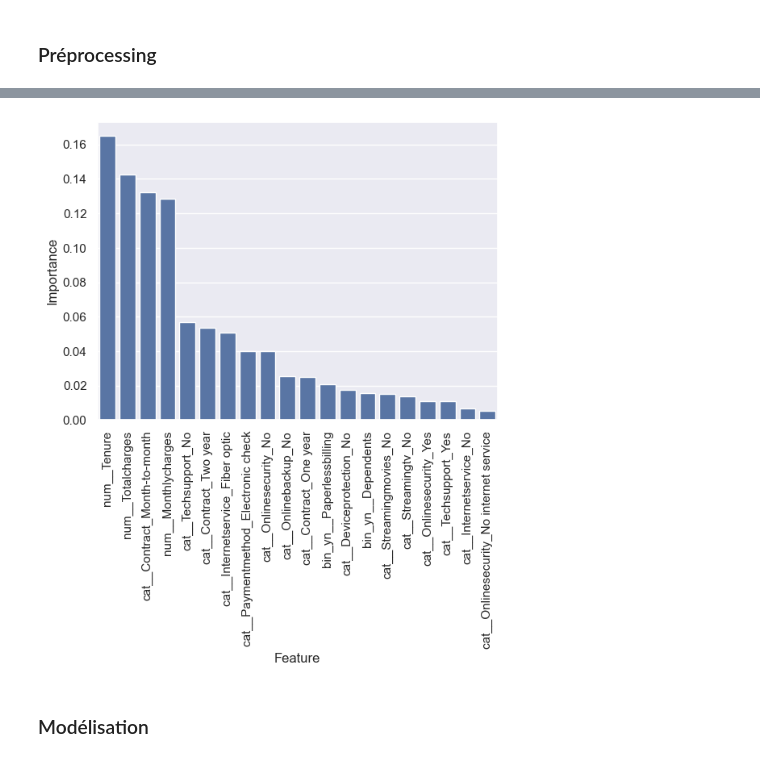
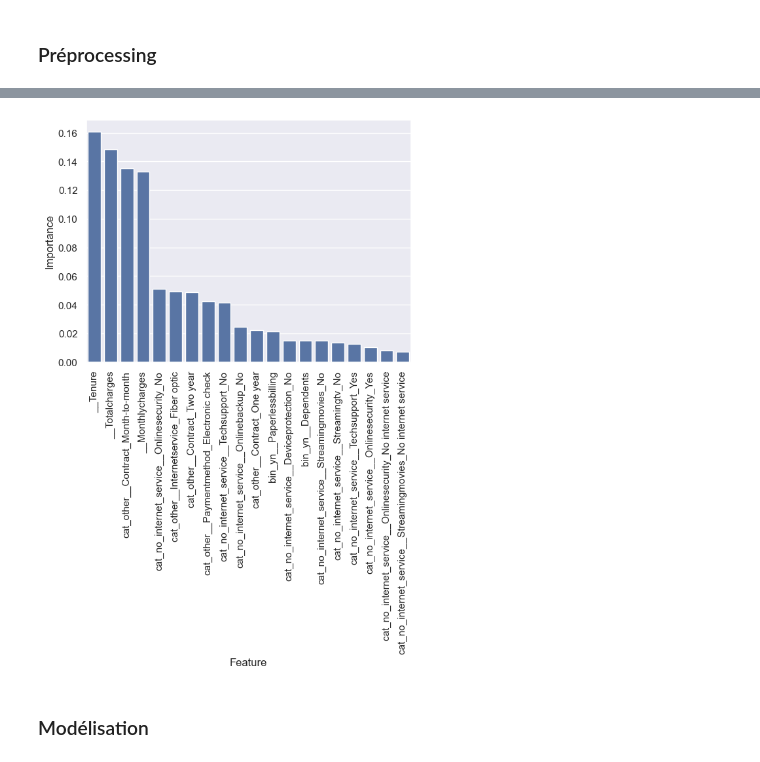
Before and after one commit to anthoferre/telco_customer_churn, a Jupyter notebook: telco_customer_churn.ipynb, the cells around one changed output, grey strips where cells are left out. Saved outputs shown, nothing was run; the diff lists cells and outputs as text; code cells hidden in the pictures.

Commit message:
traiter les problèmes de pipeline sur les variables à garder lors du one hot encoder

```diff
--- a/telco_customer_churn.ipynb
+++ b/telco_customer_churn.ipynb
@@ -157,19 +177,34 @@ binary_yes_no_transformer = OrdinalEncoder(categories=[['No', 'Yes']] * len(bina
 gender_transformer = OrdinalEncoder(categories=[['Female', 'Male']],
                                     handle_unknown='use_encoded_value', unknown_value=-1)
 
+###############################################################################################
+
+# --- MODIFICATION CLÉ POUR ONEHOTENCODER ---
+# 1. Identifier les colonnes qui peuvent contenir 'No internet service' et 'No phone service'
+# Ceci doit être fait sur les noms de colonnes originaux
+no_internet_service_cols = [col for col in categorical_cols if 'No internet service' in features[col].unique()]
+
+other_cat_cols = categorical_cols.drop(no_internet_service_cols)
+
+
+######################################################################################""
+
 # Pour les colonnes catégorielles (One-Hot Encoding) :
 # drop='first' gère la multicolinéarité et supprime une colonne par catégorie (ex: 'No internet service')
 # handle_unknown='ignore' gère les catégories inconnues qui pourraient apparaître dans les nouvelles données
-categorical_transformer = OneHotEncoder(handle_unknown='ignore', drop='if_binary')
+categorical_transformer_no_internet_service = OneHotEncoder(handle_unknown='ignore', drop= None)
+categorical_transformer_other = OneHotEncoder(handle_unknown='ignore', drop='if_binary')
+
 
 
 # --- 3. Combiner toutes les transformations avec ColumnTransformer ---
 preprocessor = ColumnTransformer(
     transformers=[
-        ('num', numerical_transformer, numerical_cols),
-        ('bin_yn', binary_yes_no_transformer, binary_yes_no_cols),
-        ('gender_enc', gender_transformer, gender_col),
-        ('cat', categorical_transformer, categorical_cols)
+        ('cat', numerical_transformer, numerical_cols),
+        ('bin', binary_yes_no_transformer, binary_yes_no_cols),
+        ('gender', gender_transformer, gender_col),
+        ('cat', categorical_transformer_no_internet_service, no_internet_service_cols),
+        ('cat',categorical_transformer_other, other_cat_cols)
     ],
     remainder='drop' # 'drop' pour ignorer les colonnes non spécifiées ici, 'passthrough' pour les garder
 )
@@ -184,34 +219,34 @@ Under_Sampler = RandomUnderSampler(random_state=42) # Added random_state for rep
 selector = SelectKBest(k=25) # k peut aussi être 'all' pour aucune sélection, ou un int
 
 # --- 5. Définir le modèle de classification ---
 clf_rf = RandomForestClassifier(n_estimators=200, min_samples_split=5, min_samples_leaf=1,
                                 max_depth=10, random_state=66)
 
 # --- 6. Construire le pipeline final ---
 # L'ordre est crucial : Prétraitement -> Sélection de Features -> Modèle
 model_pipeline = ImbPipeline(steps=[
     ('preprocessor', preprocessor), # Étape 1: Transformation de toutes les colonnes
     ('under_sampler',Under_Sampler), # Etape 3: Sur échantilloner
     ('feature_selector', selector),   # Étape 2: Sélection des K meilleures features
     ('classifier', clf_rf)            # Étape 3: Entraînement/Prédiction du modèle
 ])
 
 # --- Exemple d'utilisation (pour l'entraînement) ---
 model_pipeline.fit(x_train, y_train)
 joblib.dump(model_pipeline, 'churn_model.pkl') # Sauvegarder le pipeline complet
 
 trained_model = model_pipeline.named_steps['classifier']
 feature_importances = trained_model.feature_importances_
 selected_features_indices = model_pipeline.named_steps['feature_selector'].get_support(indices = True)
 selected_features_names = model_pipeline.named_steps['preprocessor'].get_feature_names_out()
 
 feature_importances_df = pd.DataFrame({'Feature' : selected_features_names[selected_features_indices],'Importance' : feature_importances}).sort_values(by = 'Importance', ascending=False)
 
 sns.barplot(data = feature_importances_df[:20], x = 'Feature', y = 'Importance')
 plt.xticks(rotation = 90);
 plt.savefig('Feature_importances.png', bbox_inches='tight')
 # %% [output]
-[figure, old version]
+[figure, new version]
 # %% [markdown]
 ### Modélisation
 # %% [markdown]
```
Also changed, not shown: parts of 3 cells of this notebook.
